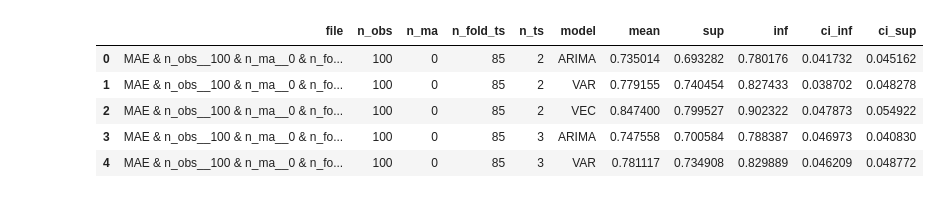
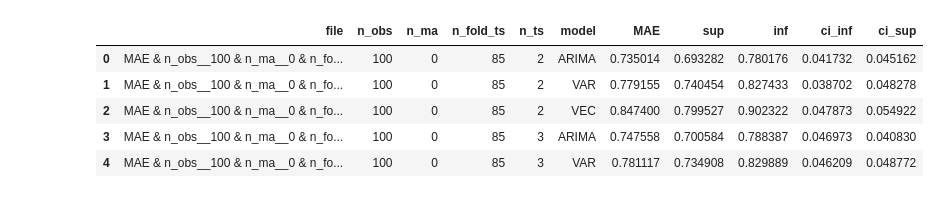
Before and after one commit to ThiagueraBarao/defesa_mestrado, a Jupyter notebook: chartsPy/ConfidenceIntervals.ipynb, the cells around one changed output. Cells and saved outputs as stored; diff of their text form; code cells hidden in the pictures.

```diff
--- a/chartsPy/ConfidenceIntervals.ipynb
+++ b/chartsPy/ConfidenceIntervals.ipynb
@@ -2,12 +2,13 @@
 import pandas as pd
 import plotly.express as px
 # %%
-df = pd.read_excel("C:/Users/thiag/Documents/1 -Mestrado/SprintFinal/Defesa/Results/consolidado/MAE/boot.xlsx")
-df["ci_inf"] = (df["mean"] - df["sup"])
-df["ci_sup"] = (df["inf"] - df["mean"])
-df.head()
+df_MAE = pd.read_excel("C:/Users/thiag/Documents/1 -Mestrado/SprintFinal/Defesa/Results/consolidado/MAE/boot.xlsx")
+df_MAE["ci_inf"] = (df_MAE["mean"] - df_MAE["sup"])
+df_MAE["ci_sup"] = (df_MAE["inf"] - df_MAE["mean"])
+df_MAE.rename(columns={"mean":"MAE"},inplace=True)
+df_MAE.head()
 # %% [output]
-|  | file | n_obs | n_ma | n_fold_ts | n_ts | model | mean | sup | inf | ci_inf | ci_sup |
+|  | file | n_obs | n_ma | n_fold_ts | n_ts | model | MAE | sup | inf | ci_inf | ci_sup |
 | 0 | MAE & n_obs__100 & n_ma__0 & n_fo... | 100 | 0 | 85 | 2 | ARIMA | 0.735014 | 0.693282 | 0.780176 | 0.041732 | 0.045162 |
 | 1 | MAE & n_obs__100 & n_ma__0 & n_fo... | 100 | 0 | 85 | 2 | VAR | 0.779155 | 0.740454 | 0.827433 | 0.038702 | 0.048278 |
 | 2 | MAE & n_obs__100 & n_ma__0 & n_fo... | 100 | 0 | 85 | 2 | VEC | 0.847400 | 0.799527 | 0.902322 | 0.047873 | 0.054922 |
```
Also changed, not shown: parts of 12 cells of this notebook, 9 other files.
